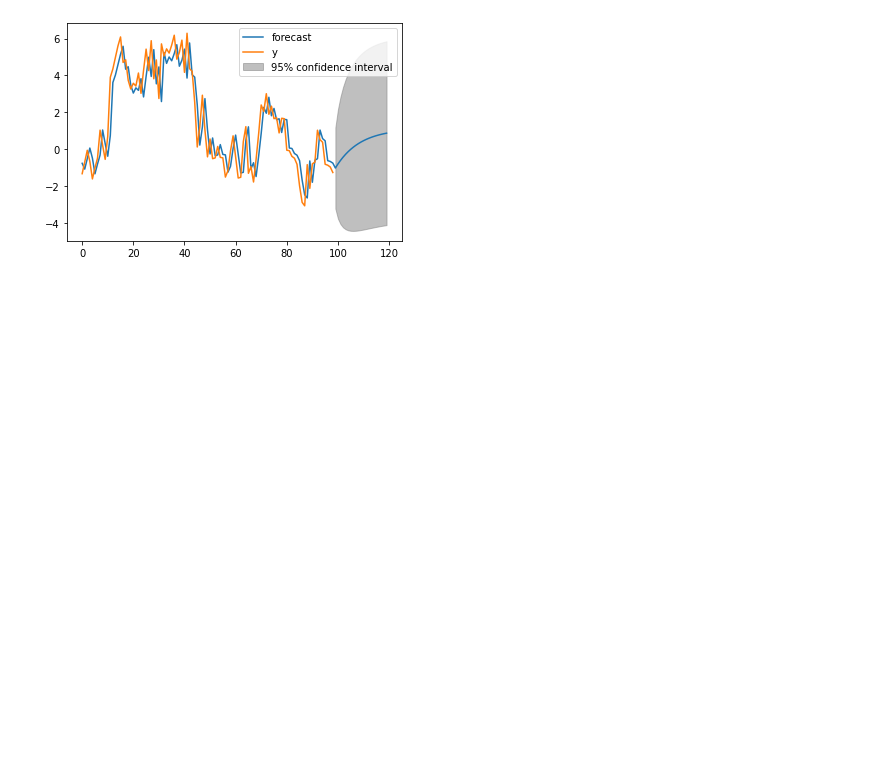
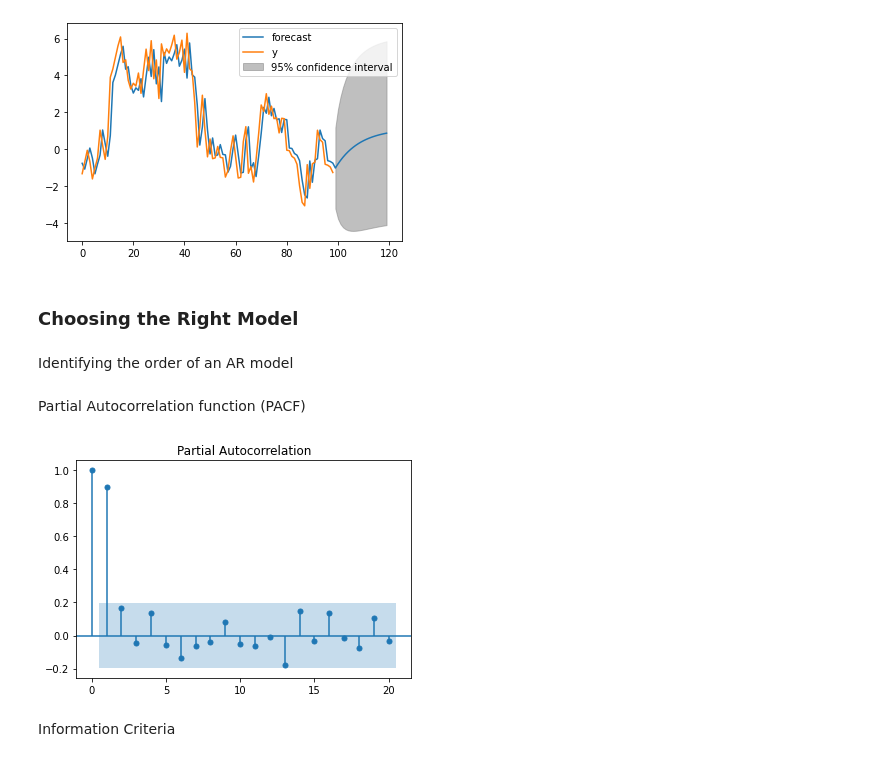
Before and after one commit to abhishekbansal98931/machine-learning-in-python, a Jupyter notebook: Time series analysis in Python (Datacamp).ipynb, the cells around one changed output. Saved outputs shown, nothing was run; the diff lists cells and outputs as text; code cells hidden in the pictures; blank space fills up the shorter version.

Commit message:
Completed AR, MA and ARMA models

```diff
--- a/Time series analysis in Python (Datacamp).ipynb
+++ b/Time series analysis in Python (Datacamp).ipynb
@@ -541,3 +550,7 @@ warnings.filterwarnings('ignore', 'statsmodels.tsa.arima_model.ARIMA',
 
   warnings.warn(ARIMA_DEPRECATION_WARN, FutureWarning)
 [figure]
+# %% [markdown]
+### Choosing the Right Model
+# %% [markdown]
+Identifying the order of an AR model
@@ -543,0 +563,2 @@ warnings.filterwarnings('ignore', 'statsmodels.tsa.arima_model.ARIMA',
+# %% [markdown]
+Partial Autocorrelation function (PACF)
@@ -543,0 +579,8 @@ warnings.filterwarnings('ignore', 'statsmodels.tsa.arima_model.ARIMA',
+# %%
+from statsmodels.graphics.tsaplots import plot_pacf
+pacf = plot_pacf(simulated_data, lags=20, alpha=0.05)
+#since the simulated data was generated using an AR(1) model hence only lag 1 will be significant
+# %% [output]
+[figure, added]
+# %% [markdown]
+Information Criteria
```
Also changed, not shown: parts of 23 cells of this notebook.
